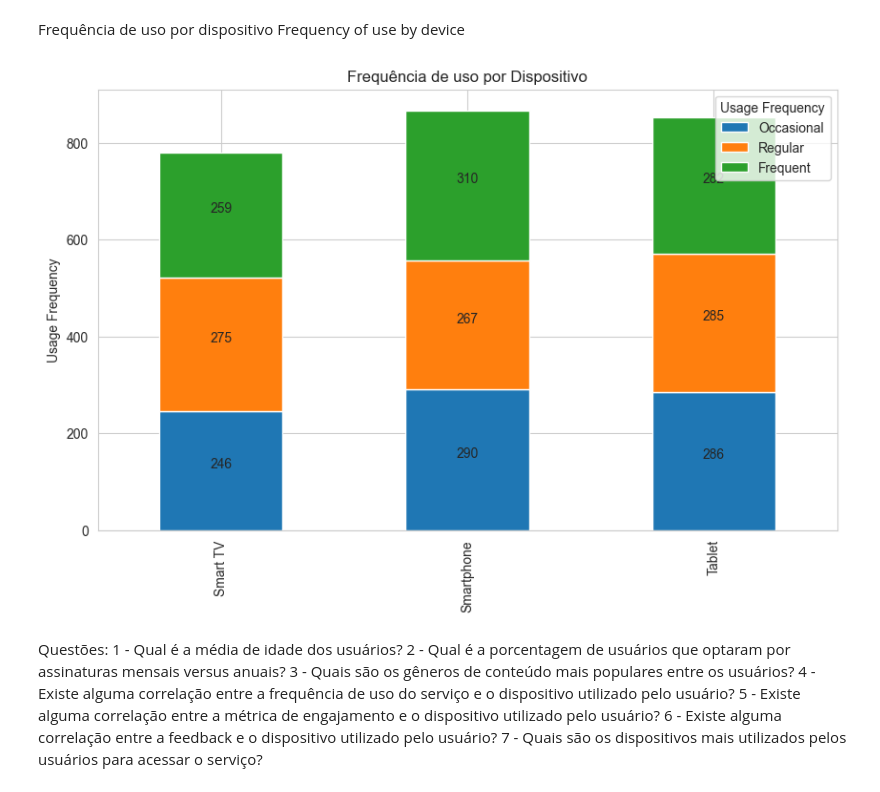
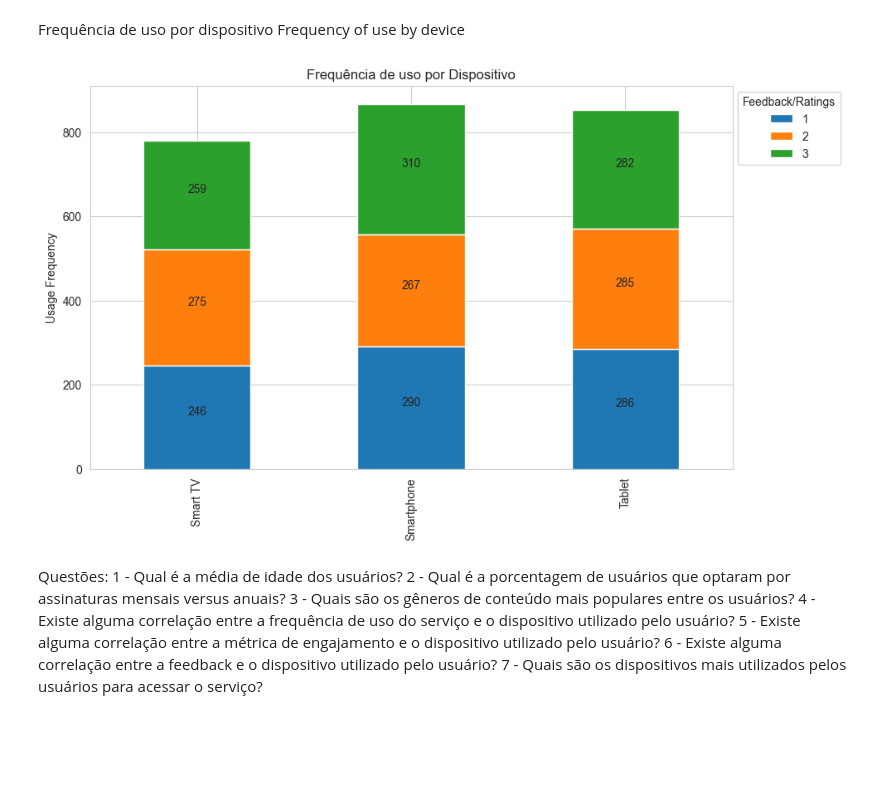
Before and after one commit to RafaelEliaas/PrimeVideoAnalysis, a Jupyter notebook: PrimeVideoAnalysis.ipynb, the cells around one changed output. Saved outputs shown, nothing was run; the diff lists cells and outputs as text; code cells hidden in the pictures; blank space fills up the shorter version.

```diff
--- a/PrimeVideoAnalysis.ipynb
+++ b/PrimeVideoAnalysis.ipynb
@@ -404,27 +406,29 @@ df['Usage Frequency'] = df['Usage Frequency'].astype(int)
 # %%
 dispositivo_frequencia = df.groupby('Devices Used')['Usage Frequency'].value_counts().unstack(fill_value=0)
 
 ax = dispositivo_frequencia.plot(kind='bar', stacked=True, figsize=(10, 6))
 plt.title('Frequência de uso por Dispositivo')
 plt.xlabel('')
 plt.ylabel('Usage Frequency')
-plt.legend(title='Feedback/Ratings')
 
 new_labels = {'1': 'Occasional', '2': 'Regular', '3': 'Frequent'}
 handles, labels = ax.get_legend_handles_labels()
 new_labels = {old_label: new_labels.get(old_label, old_label) for old_label in labels}
 ax.legend(handles, [new_labels[label] for label in labels], title='Usage Frequency')
 
 for p in ax.patches:
     width = p.get_width()
     height = p.get_height()
     x, y = p.get_xy()
     ax.annotate(int(height), (x + width / 2, y + height / 2), ha='center', va='center', xytext=(0, 5),
                 textcoords='offset points')
 
+# Mover a legenda para fora do gráfico
+plt.legend(title='Feedback/Ratings', bbox_to_anchor=(1, 1), loc='upper left')
+
 plt.show()
 # %% [output]
-[figure, old version]
+[figure, new version]
 # %% [markdown]
 Questões:
 1 - Qual é a média de idade dos usuários?
```
Also changed, not shown: parts of 5 cells of this notebook.
